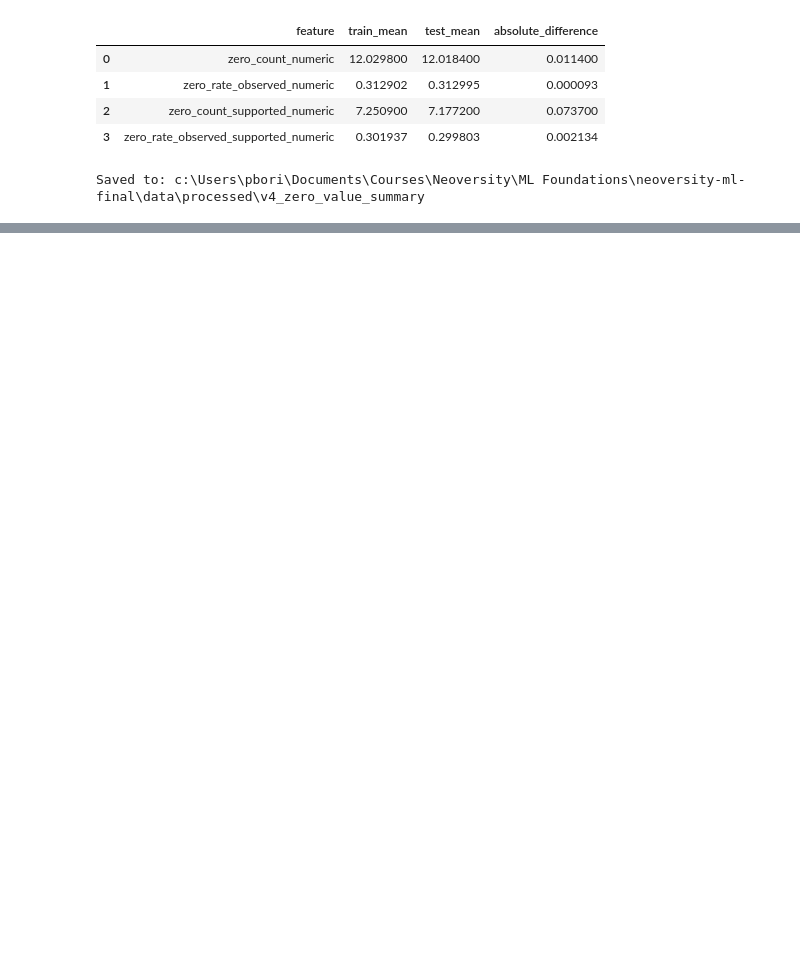
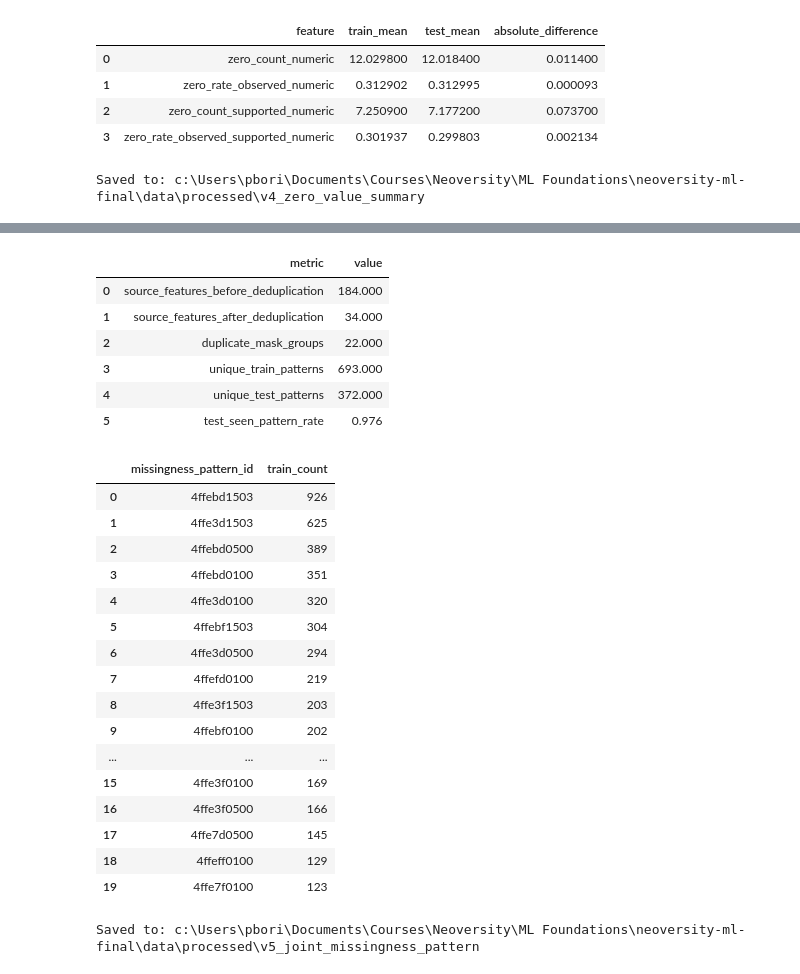
Before and after one commit to ayri77/neoversity-ml-final, a Jupyter notebook: notebooks/03_feature_engineering.ipynb, the cells around one changed output, grey strips where cells are left out. Drawn from its saved outputs; the diff is of its cells as text; code cells hidden in the pictures; blank space fills up the shorter version.

```diff
--- a/notebooks/03_feature_engineering.ipynb
+++ b/notebooks/03_feature_engineering.ipynb
@@ -1273,0 +1623,70 @@ Saved to: c:\Users\pbori\Documents\Courses\Neoversity\ML Foundations\neoversity-
+# %%
+pattern_diagnostics_v5 = pd.DataFrame(
+    {
+        "metric": [
+            "source_features_before_deduplication",
+            "source_features_after_deduplication",
+            "duplicate_mask_groups",
+            "unique_train_patterns",
+            "unique_test_patterns",
+            "test_seen_pattern_rate",
+        ],
+        "value": [
+            len(
+                missing_source_features_before_dedup_v5
+            ),
+            len(missing_pattern_source_features_v5),
+            len(duplicate_missing_mask_groups_v5),
+            train_pattern_count_v5,
+            test_pattern_count_v5,
+            test_pattern_seen_in_train_rate_v5,
+        ],
+    }
+)
+
+display(pattern_diagnostics_v5)
+
+display(
+    X_train_v5[
+        missingness_pattern_feature_v5
+    ]
+    .value_counts()
+    .rename_axis("missingness_pattern_id")
+    .reset_index(name="train_count")
+    .head(20)
+)
+# %% [output]
+|  | metric | value |
+| 0 | source_features_before_deduplication | 184.000 |
+| 1 | source_features_after_deduplication | 34.000 |
+| 2 | duplicate_mask_groups | 22.000 |
+| 3 | unique_train_patterns | 693.000 |
+| 4 | unique_test_patterns | 372.000 |
+| 5 | test_seen_pattern_rate | 0.976 |
+|  | missingness_pattern_id | train_count |
+| 0 | 4ffebd1503 | 926 |
+| 1 | 4ffe3d1503 | 625 |
+| 2 | 4ffebd0500 | 389 |
+| 3 | 4ffebd0100 | 351 |
+| 4 | 4ffe3d0100 | 320 |
+| 5 | 4ffebf1503 | 304 |
+| 6 | 4ffe3d0500 | 294 |
+| 7 | 4ffefd0100 | 219 |
+| 8 | 4ffe3f1503 | 203 |
+| 9 | 4ffebf0100 | 202 |
+| ... | ... | ... |
+| 15 | 4ffe3f0100 | 169 |
+| 16 | 4ffe3f0500 | 166 |
+| 17 | 4ffe7d0500 | 145 |
+| 18 | 4ffeff0100 | 129 |
+| 19 | 4ffe7f0100 | 123 |
+# %%
+saved_path_v5 = save_dataset(
+    dataset=dataset_v5,
+    processed_dir=PROCESSED_DIR,
+    overwrite=True,
+)
+
+print(f"Saved to: {saved_path_v5}")
+# %% [output]
+Saved to: c:\Users\pbori\Documents\Courses\Neoversity\ML Foundations\neoversity-ml-final\data\processed\v5_joint_missingness_pattern
```
Also changed, not shown: parts of 22 cells of this notebook, 2 other files.
